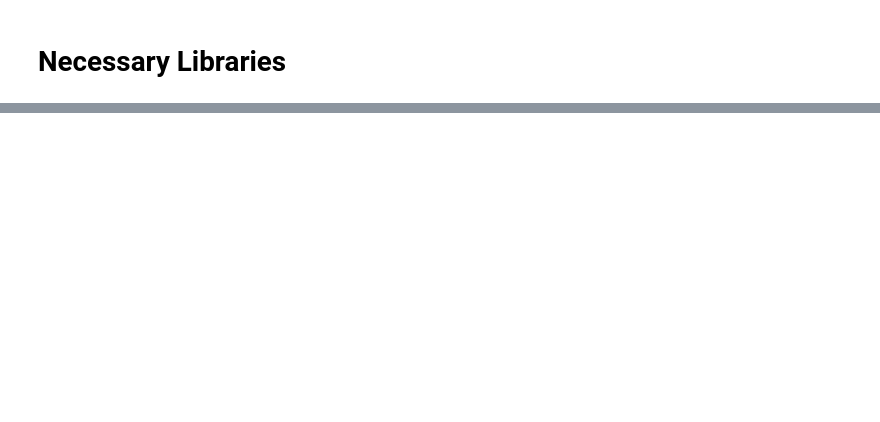
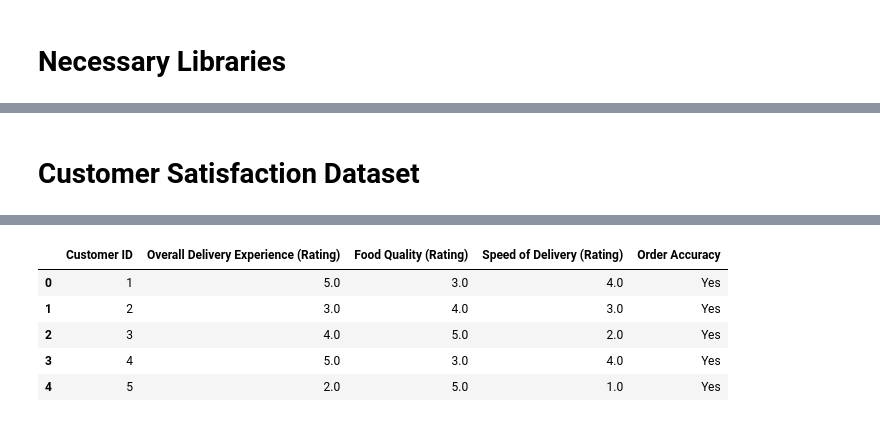
Before and after one commit to Ahmed-Islam-AI/100DaysOfBytewise, a Jupyter notebook: Solutions/Task 12 Solution/BWF_Task_12.ipynb, the cells around one changed output, grey strips where cells are left out. Cells and saved outputs as stored; diff of their text form; code cells hidden in the pictures; blank space fills up the shorter version.

```diff
--- a/Solutions/Task 12 Solution/BWF_Task_12.ipynb
+++ b/Solutions/Task 12 Solution/BWF_Task_12.ipynb
@@ -49,2 +148,4 @@ warnings.filterwarnings('ignore')
+# %% [markdown]
+# Customer Satisfaction Dataset
 # %% [markdown]
 5. Predicting Customer Satisfaction Using Logistic Regression
@@ -57,0 +164,9 @@ warnings.filterwarnings('ignore')
+# %%
+df.head()
+# %% [output]
+|  | Customer ID | Overall Delivery Experience (Rating) | Food Quality (Rating) | Speed of Delivery (Rating) | Order Accuracy |
+| 0 | 1 | 5.0 | 3.0 | 4.0 | Yes |
+| 1 | 2 | 3.0 | 4.0 | 3.0 | Yes |
+| 2 | 3 | 4.0 | 5.0 | 2.0 | Yes |
+| 3 | 4 | 5.0 | 3.0 | 4.0 | Yes |
+| 4 | 5 | 2.0 | 5.0 | 1.0 | Yes |
```
Also changed, not shown: parts of 41 cells of this notebook.
